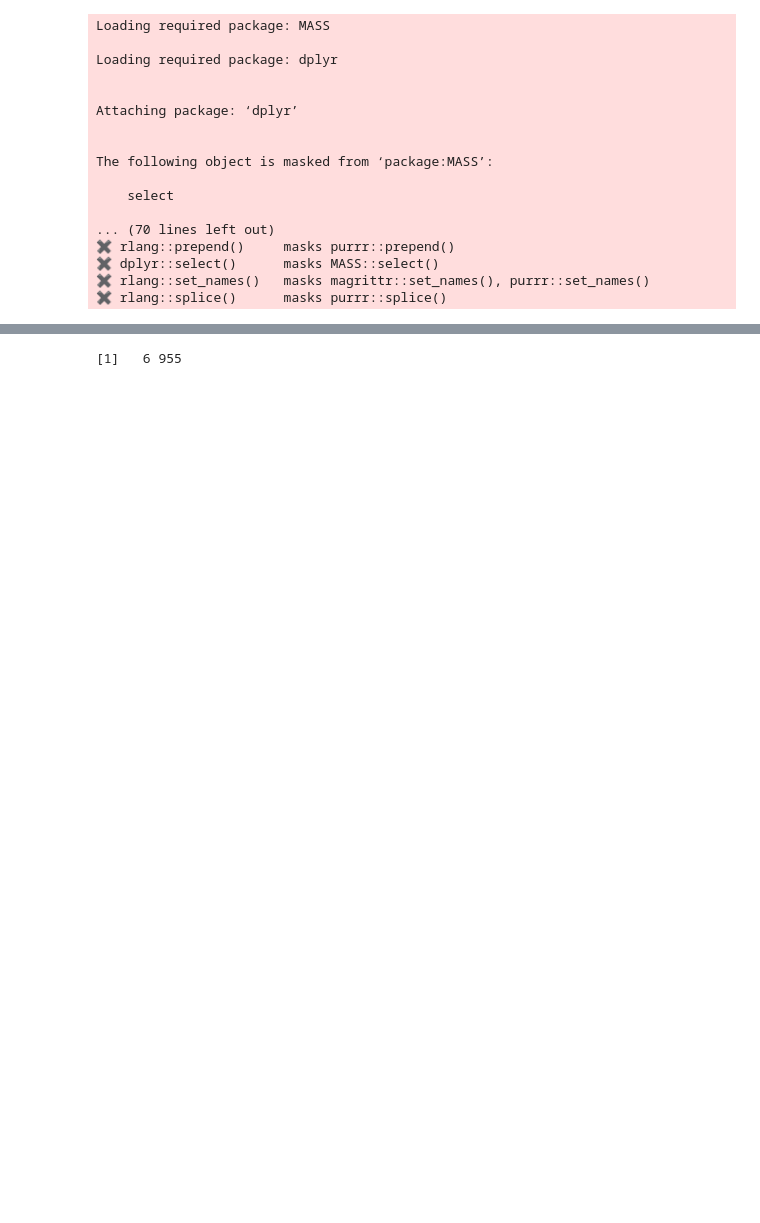
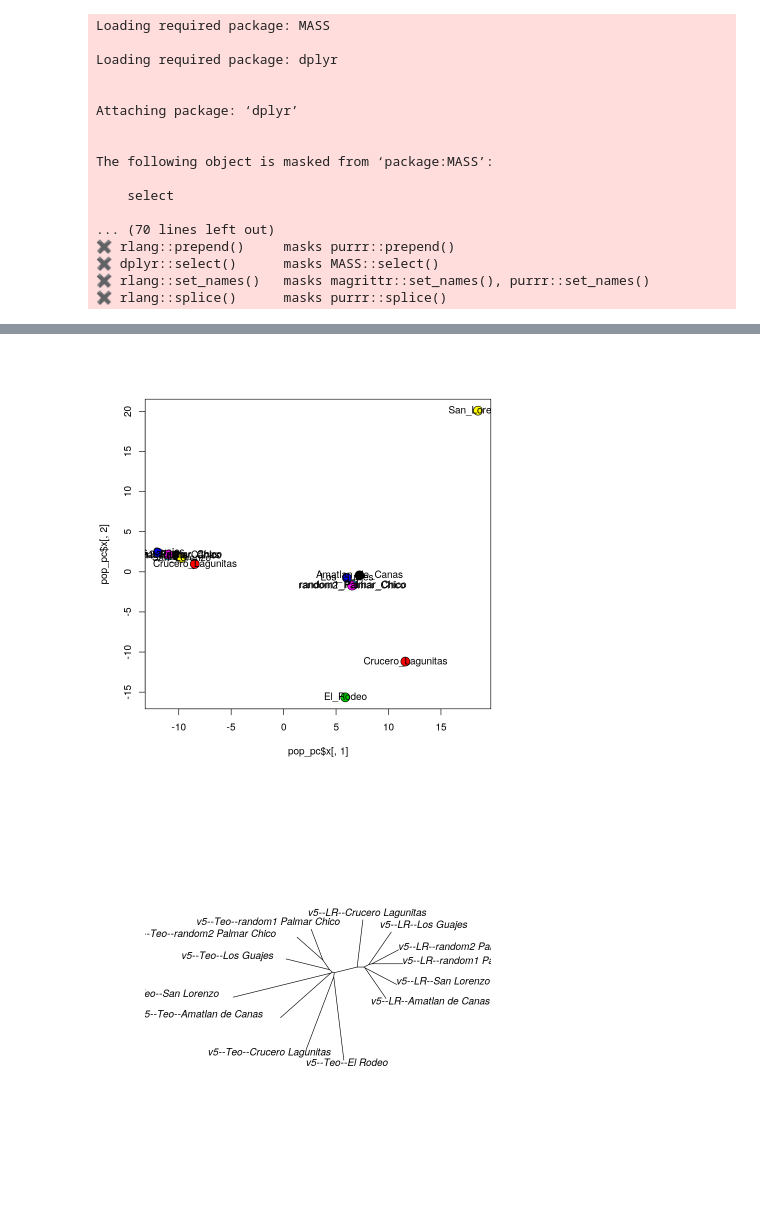
Before and after one commit to silastittes/parv_local, a Jupyter notebook: notebooks/Untitled1.ipynb, the cells around one changed output, grey strips where cells are left out. Drawn from its saved outputs; the diff is of its cells as text; code cells hidden in the pictures; blank space fills up the shorter version.

Commit message:
initial tests with rdmc

```diff
--- a/notebooks/Untitled1.ipynb
+++ b/notebooks/Untitled1.ipynb
@@ -28,23 +29,27 @@ FREQ_POPS = c(
     "v5--LR--Crucero_Lagunitas",
     "v5--LR--Los_Guajes",
     "v5--LR--random1_Palmar_Chico",
-    "v5--LR--random2_Palmar_Chico",
     "v5--LR--San_Lorenzo",
     "v5--Teo--Amatlan_de_Canas",
     "v5--Teo--Crucero_Lagunitas",
     "v5--Teo--El_Rodeo",
     "v5--Teo--Los_Guajes",
     "v5--Teo--random1_Palmar_Chico",
-    "v5--Teo--random2_Palmar_Chico",
     "v5--Teo--San_Lorenzo"
 )
 
 
-
-pop_mat <- vroom::vroom(file = "../data/rdmc/sweep_freq/sweep--chr1--0--308452471_start1416327_end1694646_pops1-4-5-6-7-8-9-10-11-12.txt",
+neutral_freqs <- vroom::vroom(file = "../freqs_test.txt",
     delim = "\t",
     col_names = FREQ_POPS) %>%
-    select(-c(chrom, start, end)) %>%
-    head() %>%
-    t()
+    sample_n(10000)
+
+head(neutral_freqs)
+
+
+sweep_freqs <- vroom::vroom(file = "../data/rdmc/sweep_freq/v5--sweep--chr1--0--308452471_start995115_end1294915_pops3-4-5-6-8-9-10-11-12.txt",
+    delim = "\t",
+    col_names = FREQ_POPS)
+
+head(neutral_freqs)
 # %% [output]
@@ -59,12 +90,21 @@ Pass a specification to the `col_types` argument to quiet this message
-# %%
-#load example data
-
-data(neutral_freqs)
-
-data(selected_freqs)
-
-data(positions)
-
-dim(selected_freqs)
-# %% [output]
-[1]   6 955
+# %%
+pop_types <- (names(neutral_freqs)[-c(1:3)] %>% str_remove_all('v5--') %>% str_split('--', simplify = TRUE))[,1]
+pops <- (names(neutral_freqs)[-c(1:3)] %>% str_remove_all('v5--') %>% str_split('--', simplify = TRUE))[,2]
+pop_pc <- neutral_freqs %>%
+    select(-c(chrom, start, end)) %>%
+    t() %>%
+    prcomp()
+
+plot(pop_pc$x[,1], pop_pc$x[,2], bg = factor(pops), pch = 21, cex = 2)
+text(pop_pc$x[,1], pop_pc$x[,2], pops)
+
+
+dist_mat <- neutral_freqs %>%
+    select(-c(chrom, start, end)) %>%
+    t() %>%
+    dist()
+
+plot.phylo(nj(dist_mat), type = "unrooted")
+# %% [output]
+[figure, added]
+[figure, added]
```
Also changed, not shown: parts of 7 cells of this notebook, 7 other files.
